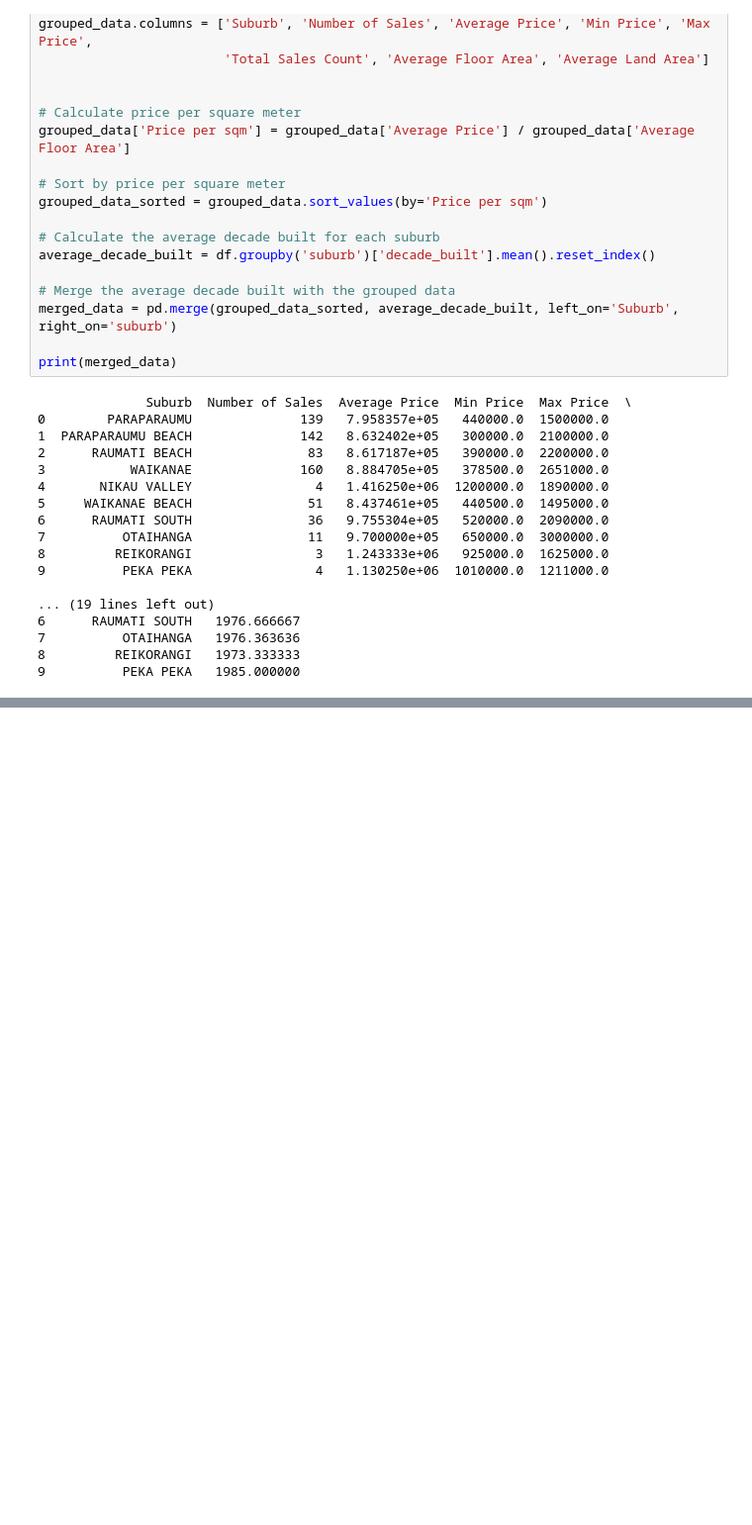
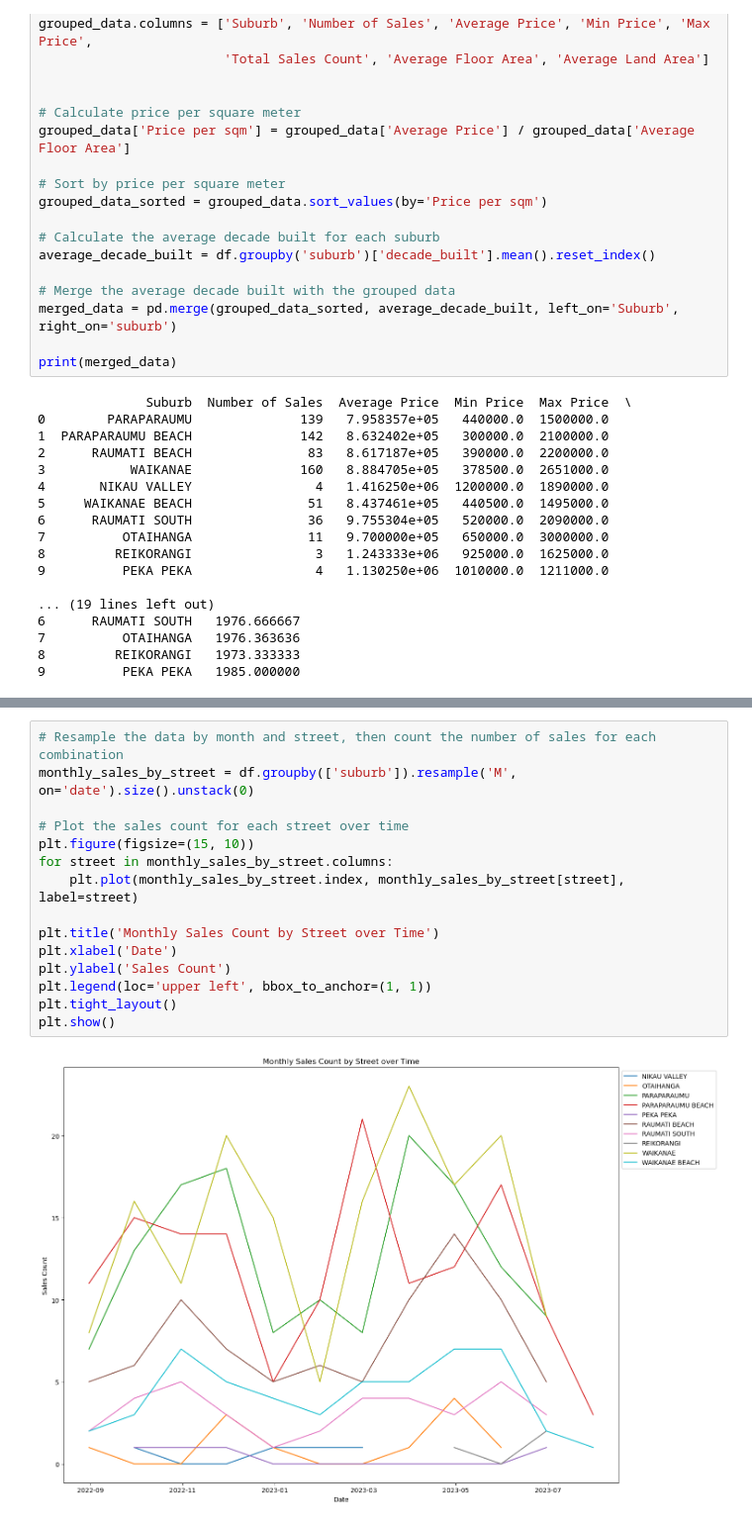
Before and after one commit to flying3615/homes, a Jupyter notebook: src/analysis/kapiti_area_sold_analysis.ipynb, the cells around one changed output, grey strips where cells are left out. Shown at 99% size. Saved outputs shown, nothing was run; the diff lists cells and outputs as text; blank space fills up the shorter version.

```diff
--- a/src/analysis/kapiti_area_sold_analysis.ipynb
+++ b/src/analysis/kapiti_area_sold_analysis.ipynb
@@ -194,0 +226,17 @@ print(merged_data)
+# %%
+# Resample the data by month and street, then count the number of sales for each combination
+monthly_sales_by_street = df.groupby(['suburb']).resample('M', on='date').size().unstack(0)
+
+# Plot the sales count for each street over time
+plt.figure(figsize=(15, 10))
+for street in monthly_sales_by_street.columns:
+    plt.plot(monthly_sales_by_street.index, monthly_sales_by_street[street], label=street)
+
+plt.title('Monthly Sales Count by Street over Time')
+plt.xlabel('Date')
+plt.ylabel('Sales Count')
+plt.legend(loc='upper left', bbox_to_anchor=(1, 1))
+plt.tight_layout()
+plt.show()
+# %% [output]
+[figure, added]
```
Also changed, not shown: parts of 1 cell of this notebook.
